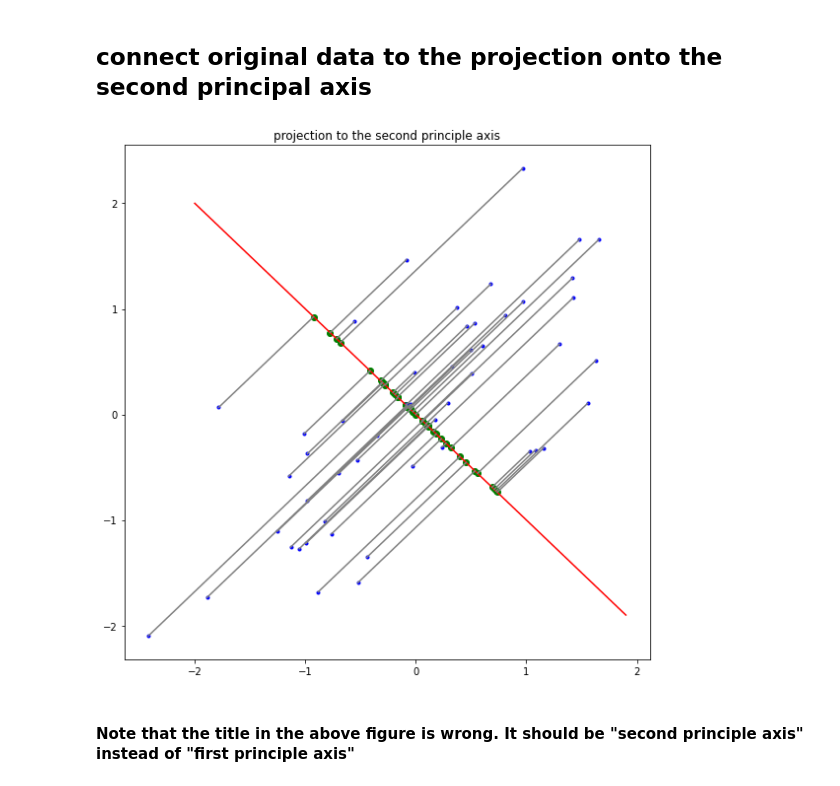
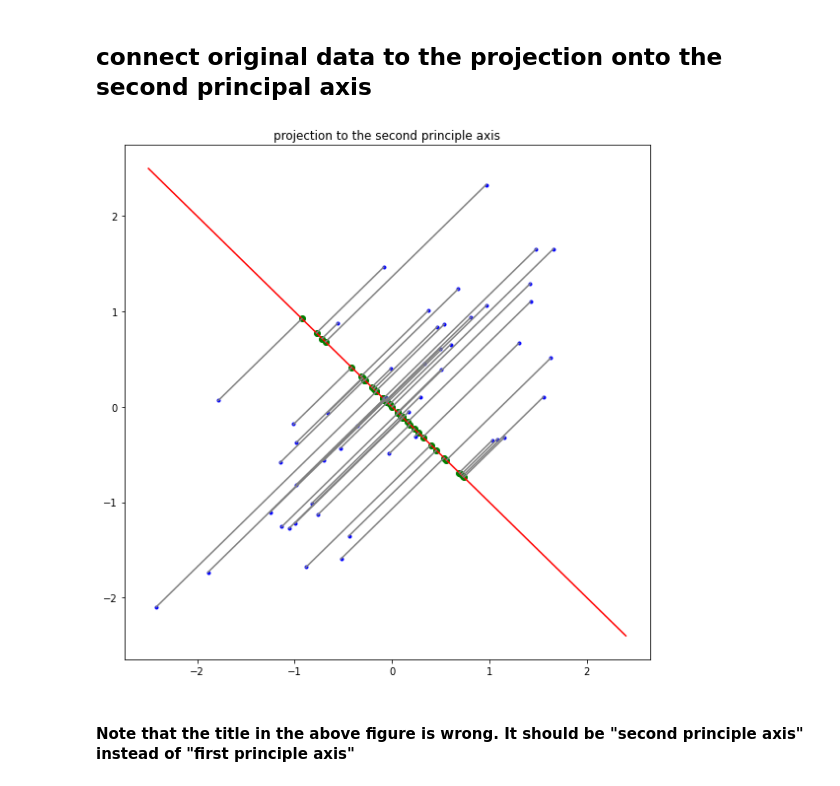
Before and after one commit to jjaen0823/assignment-machine-learning, a Jupyter notebook: hw12/assignment_12.ipynb, the cells around one changed output. Drawn from its saved outputs; the diff is of its cells as text; code cells hidden in the pictures.

```diff
--- a/hw12/assignment_12.ipynb
+++ b/hw12/assignment_12.ipynb
@@ -12,10 +12,10 @@ from matplotlib import cm
 # %%
 fname_data = 'assignment_12_data.txt'
 
-feature = np.genfromtxt(fname_data, delimiter=',')
+original = np.genfromtxt(fname_data, delimiter=',')
 
-x = feature[:,0]
-y = feature[:,1]
+X = original[:,0]
+Y = original[:,1]
 
 number_data     = np.size(feature, 0)  # 50
 number_feature  = np.size(feature, 1)  # 2
@@ -79,7 +85,7 @@ def normalization(X, Y):
     return X, Y
 
 # normalization
-x, y = normalization(x, y)
+x, y = normalization(X, Y)
 feature = np.zeros(shape=(number_data, number_feature))
 feature[:,0] = x
 feature[:,1] = y
@@ -301,32 +303,32 @@ plot_projection_to_the_first_principle_axis(x, y, U)
 # %%
 def plot_projection_to_the_second_principle_axis(x, y, U):
 
     plt.figure(figsize=(8,8))
     plt.title('projection to the second principle axis')
     # ===================================================
     # fill up the blank
 
     proj = compute_projection_onto_line(x, y, U[:,1])
     plt.plot(proj[:,0], proj[:,1], 'o', color = 'green')
 
-    XX = np.arange(-2, 2, 0.1)
+    XX = np.arange(-2.5, 2.5, 0.1)
     YY = (-1/U[1,1])*(U[1,0]*XX)
     plt.plot(XX, YY, color='red')
 
     plt.plot(x, y, '.', color = 'blue')
 
     for i in range(number_data):
         X = np.array([feature[i,0],proj[i,0]])
         Y = np.array([feature[i,1],proj[i,1]])
         plt.plot(X, Y, '-', color = 'grey')
 
     # ===================================================
     plt.tight_layout()
     plt.show()
 
 plot_projection_to_the_second_principle_axis(x, y, U)
 # %% [output]
-[figure, old version]
+[figure, new version]
 # %% [markdown]
 #### Note that the title in the above figure is wrong. It should be "second principle axis" instead of "first principle axis"
 # %% [markdown]
```
Also changed, not shown: parts of 20 cells of this notebook.
